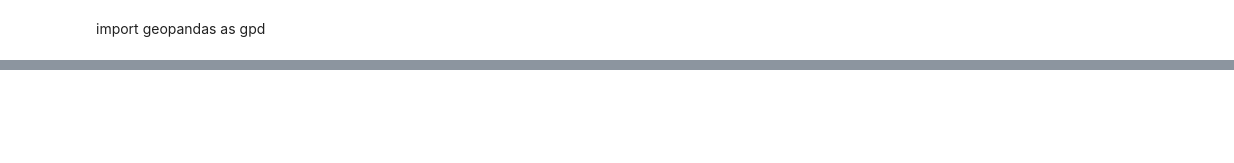
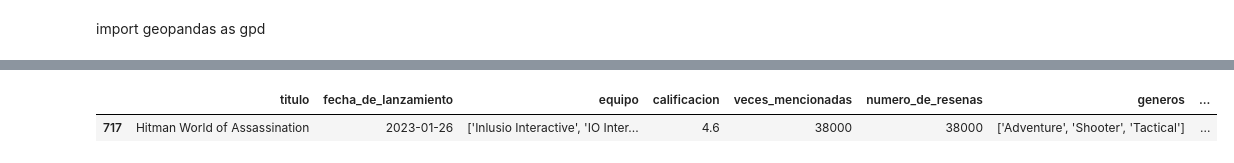
Before and after one commit to Twoeme/Videogames_EDA, a Jupyter notebook: app1.ipynb, the cells around one changed output, grey strips where cells are left out. Drawn from its saved outputs; the diff is of its cells as text; code cells hidden in the pictures; blank space fills up the shorter version.

```diff
--- a/app1.ipynb
+++ b/app1.ipynb
@@ -293,0 +333,5 @@ import geopandas as gpd
+# %%
+juegos.query('titulo =="Hitman World of Assassination"')
+# %% [output]
+|  | titulo | fecha_de_lanzamiento | equipo | calificacion | veces_mencionadas | numero_de_resenas | generos | ... |
+| 717 | Hitman World of Assassination | 2023-01-26 | ['Inlusio Interactive', 'IO Inter... | 4.6 | 38000 | 38000 | ['Adventure', 'Shooter', 'Tactical'] | ... |
```
Also changed, not shown: parts of 5 cells of this notebook, 1 other file.
